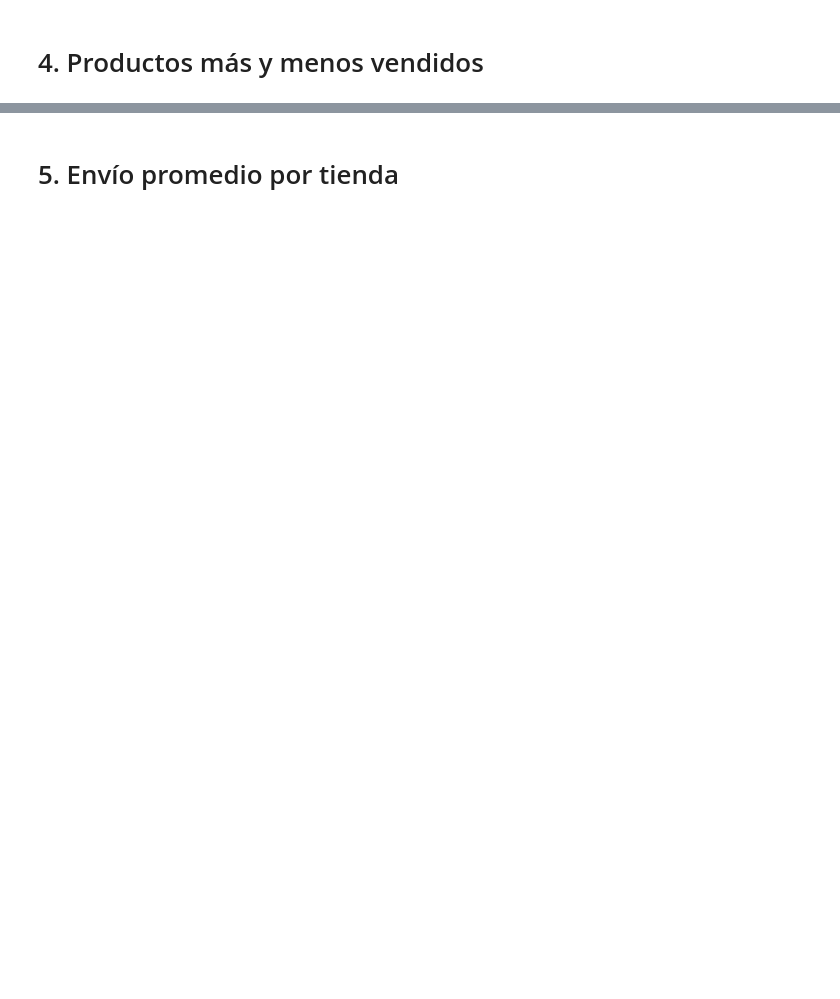
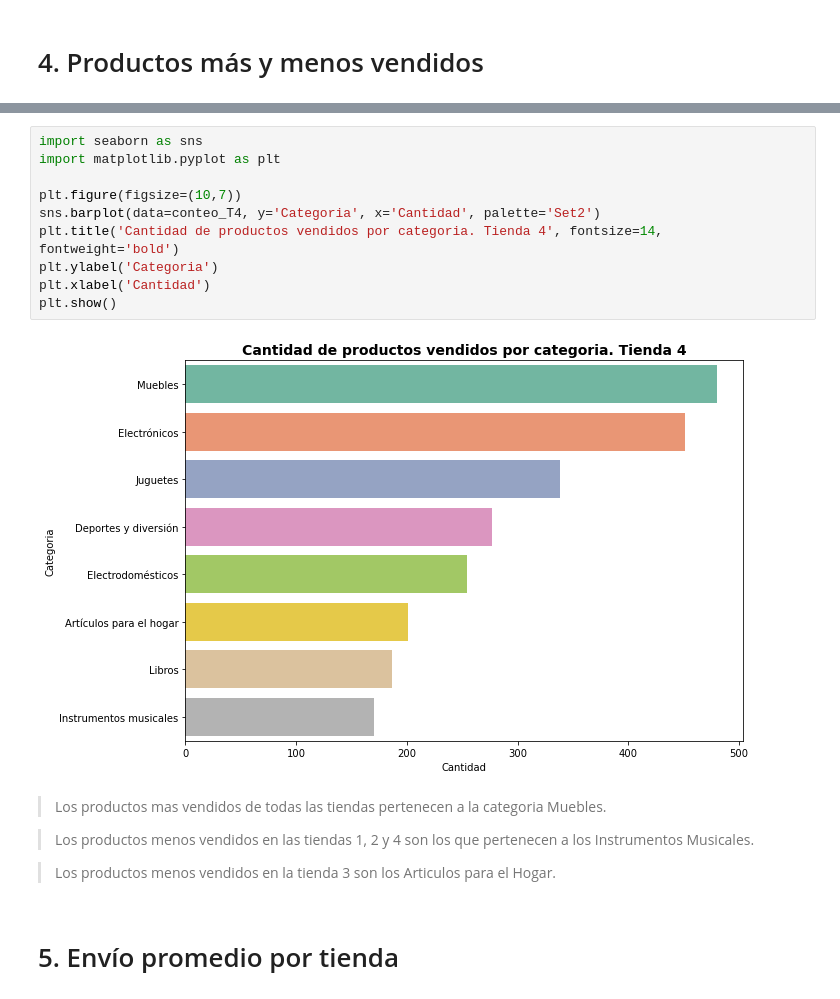
Before and after one commit to jbernalg/challenge-store, a Jupyter notebook: AluraStoreLatam.ipynb, the cells around one changed output, grey strips where cells are left out. Cells and saved outputs as stored; diff of their text form; blank space fills up the shorter version.

```diff
--- a/AluraStoreLatam.ipynb
+++ b/AluraStoreLatam.ipynb
@@ -148,2 +217,20 @@ conteo_T4
+# %%
+import seaborn as sns
+import matplotlib.pyplot as plt
+
+plt.figure(figsize=(10,7))
+sns.barplot(data=conteo_T4, y='Categoria', x='Cantidad', palette='Set2')
+plt.title('Cantidad de productos vendidos por categoria. Tienda 4', fontsize=14, fontweight='bold')
+plt.ylabel('Categoria')
+plt.xlabel('Cantidad')
+plt.show()
+# %% [output]
+[figure, added]
+# %% [markdown]
+> Los productos mas vendidos de todas las tiendas pertenecen a la categoria Muebles.
+
+> Los productos menos vendidos en las tiendas 1, 2 y 4 son los que pertenecen a los Instrumentos Musicales.
+
+> Los productos menos vendidos en la tienda 3 son los Articulos para el Hogar.
 # %% [markdown]
 # 5. Envío promedio por tienda
```
Also changed, not shown: parts of 10 cells of this notebook.
